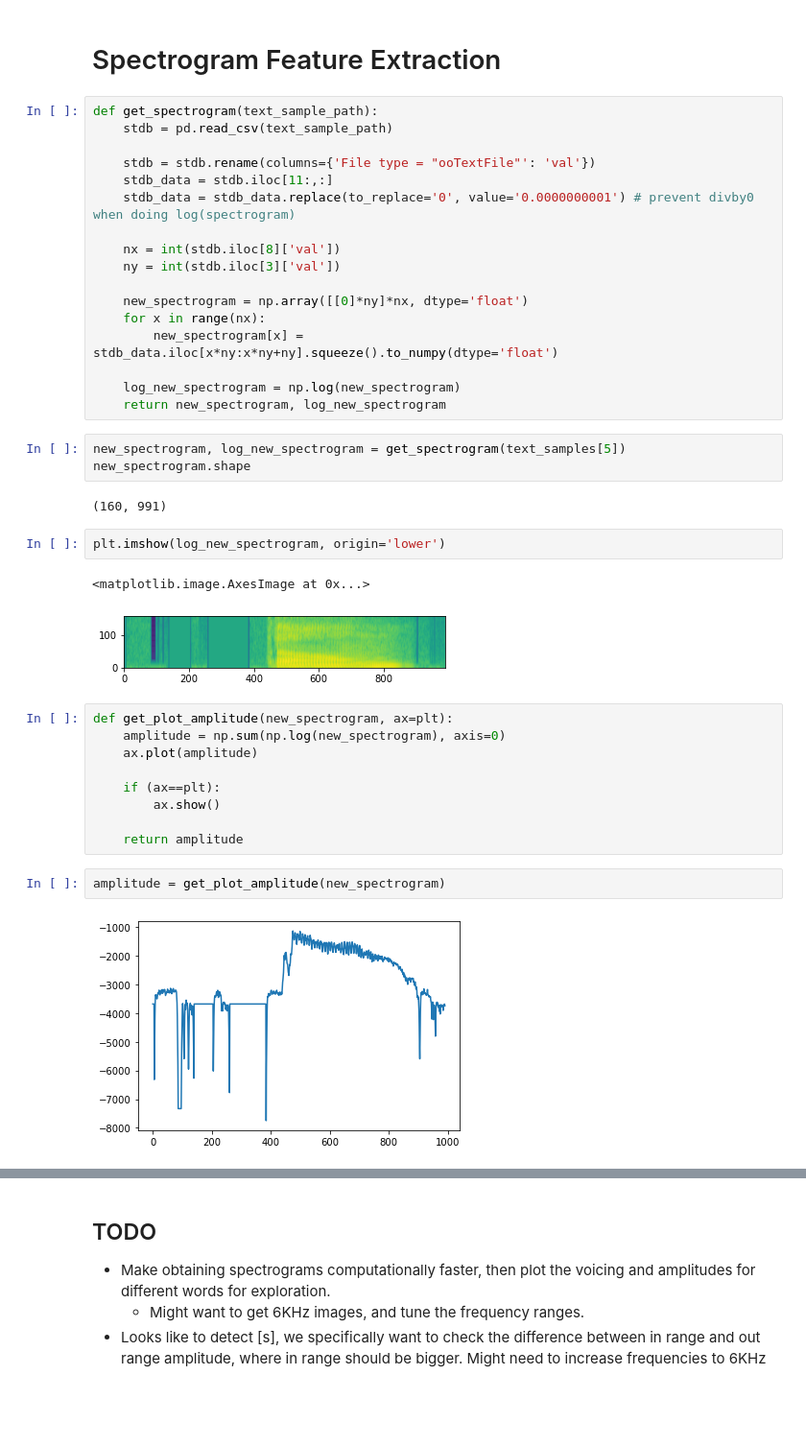
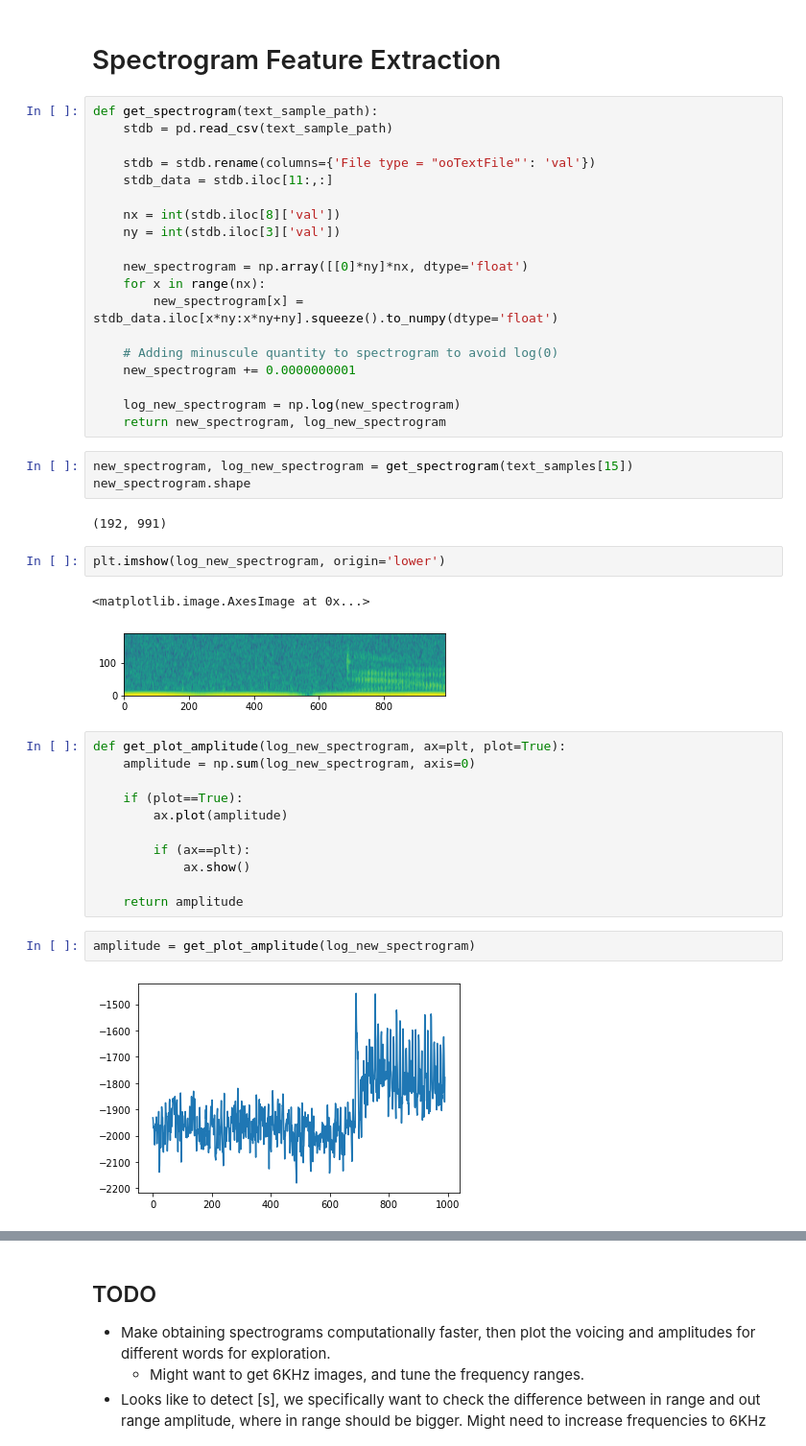
Before and after one commit to Calculasians/Praat, a Jupyter notebook: KeywordSpotting_PraatEndeavour.ipynb, the cells around one changed output, grey strips where cells are left out. Shown at 96% size. Drawn from its saved outputs; the diff is of its cells as text; blank space fills up the shorter version.

```diff
--- a/KeywordSpotting_PraatEndeavour.ipynb
+++ b/KeywordSpotting_PraatEndeavour.ipynb
@@ -77,7 +77,6 @@ def get_spectrogram(text_sample_path):
 
     stdb = stdb.rename(columns={'File type = "ooTextFile"': 'val'})
     stdb_data = stdb.iloc[11:,:]
-    stdb_data = stdb_data.replace(to_replace='0', value='0.0000000001') # prevent divby0 when doing log(spectrogram)
 
     nx = int(stdb.iloc[8]['val'])
     ny = int(stdb.iloc[3]['val'])
@@ -86,29 +85,34 @@ def get_spectrogram(text_sample_path):
     for x in range(nx):
         new_spectrogram[x] = stdb_data.iloc[x*ny:x*ny+ny].squeeze().to_numpy(dtype='float')
 
+    # Adding minuscule quantity to spectrogram to avoid log(0)
+    new_spectrogram += 0.0000000001
+
     log_new_spectrogram = np.log(new_spectrogram)
     return new_spectrogram, log_new_spectrogram
 # %%
-new_spectrogram, log_new_spectrogram = get_spectrogram(text_samples[5])
+new_spectrogram, log_new_spectrogram = get_spectrogram(text_samples[15])
 new_spectrogram.shape
 # %% [output]
-(160, 991)
+(192, 991)
 # %%
 plt.imshow(log_new_spectrogram, origin='lower')
 # %% [output]
 <matplotlib.image.AxesImage at 0x...>
-[figure, old version]
+[figure, new version]
 # %%
-def get_plot_amplitude(new_spectrogram, ax=plt):
-    amplitude = np.sum(np.log(new_spectrogram), axis=0)
-    ax.plot(amplitude)
+def get_plot_amplitude(log_new_spectrogram, ax=plt, plot=True):
+    amplitude = np.sum(log_new_spectrogram, axis=0)
 
-    if (ax==plt):
-        ax.show()
+    if (plot==True):
+        ax.plot(amplitude)
+
+        if (ax==plt):
+            ax.show()
 
     return amplitude
 # %%
-amplitude = get_plot_amplitude(new_spectrogram)
+amplitude = get_plot_amplitude(log_new_spectrogram)
 # %% [output]
-[figure, old version]
+[figure, new version]
 # %%
```
Also changed, not shown: parts of 11 cells of this notebook, 1 other file.
